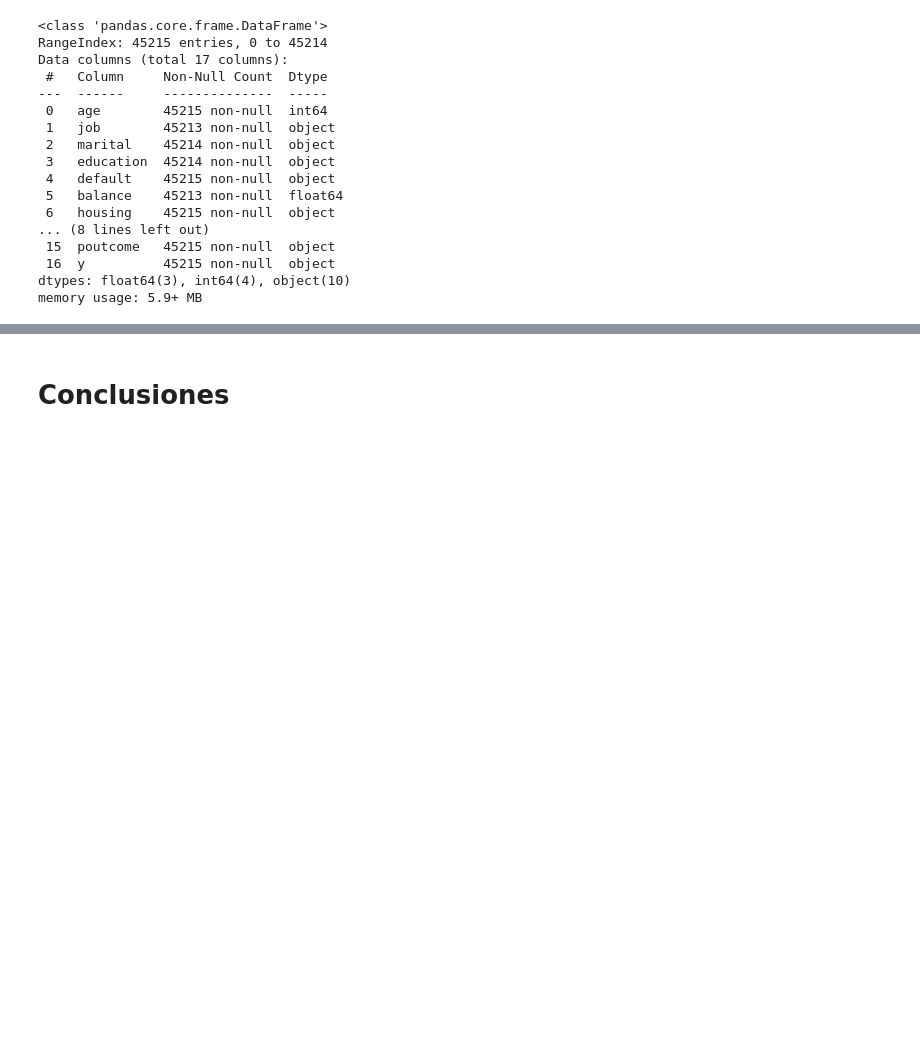
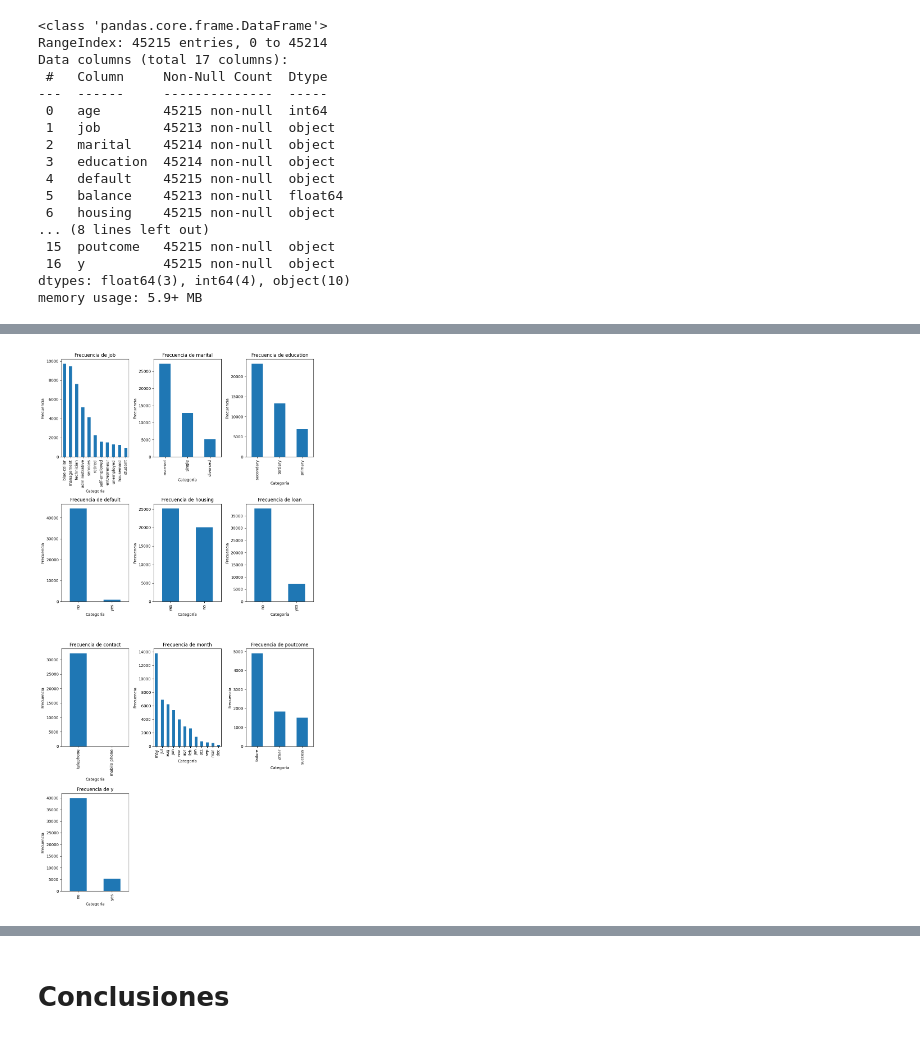
Before and after one commit to hugofmr/EDEM_MDA2324, a Jupyter notebook: Alumnos/ES/Josan_Rodrigo_Cortes/Machine_learning/EntregablesHechos/01_EDA.ipynb, the cells around one changed output, grey strips where cells are left out. Drawn from its saved outputs; the diff is of its cells as text; code cells hidden in the pictures; blank space fills up the shorter version.

```diff
--- a/Alumnos/ES/Josan_Rodrigo_Cortes/Machine_learning/EntregablesHechos/01_EDA.ipynb
+++ b/Alumnos/ES/Josan_Rodrigo_Cortes/Machine_learning/EntregablesHechos/01_EDA.ipynb
@@ -122,0 +262,35 @@ print(data.shape)
+# %%
+import matplotlib.pyplot as plt
+import numpy as np
+import pandas as pd
+
+# Suponiendo que data es tu DataFrame
+# Lista de columnas categóricas
+columnas_categoricas = [col for col in data.columns if pd.api.types.is_object_dtype(data[col])]
+
+# Determinar el número de filas y columnas para la cuadrícula
+n_cols = 3  # Por ejemplo, definir 2 columnas
+n_rows = np.ceil(len(columnas_categoricas) / n_cols).astype(int)  # Calcular el número de filas necesario
+
+# Configuración de la figura para múltiples subplots
+fig, axes = plt.subplots(nrows=n_rows, ncols=n_cols, figsize=(10, 5 * n_rows))  # Ajusta el tamaño según sea necesario
+
+# Aplanar el array de axes si es necesario
+axes = axes.flatten()
+
+# Bucle para crear un gráfico para cada columna
+for i, columna in enumerate(columnas_categoricas):
+    frecuencia = data[columna].value_counts()
+    frecuencia.plot(kind='bar', ax=axes[i])
+    axes[i].set_title(f'Frecuencia de {columna}')
+    axes[i].set_xlabel('Categoría')
+    axes[i].set_ylabel('Frecuencia')
+
+# Si hay más subplots que columnas categóricas, esconder los subplots extras
+for j in range(i + 1, len(axes)):
+    axes[j].axis('off')
+
+plt.tight_layout()
+plt.show()
+# %% [output]
+[figure, added]
```
Also changed, not shown: parts of 24 cells of this notebook, 1 other file.
